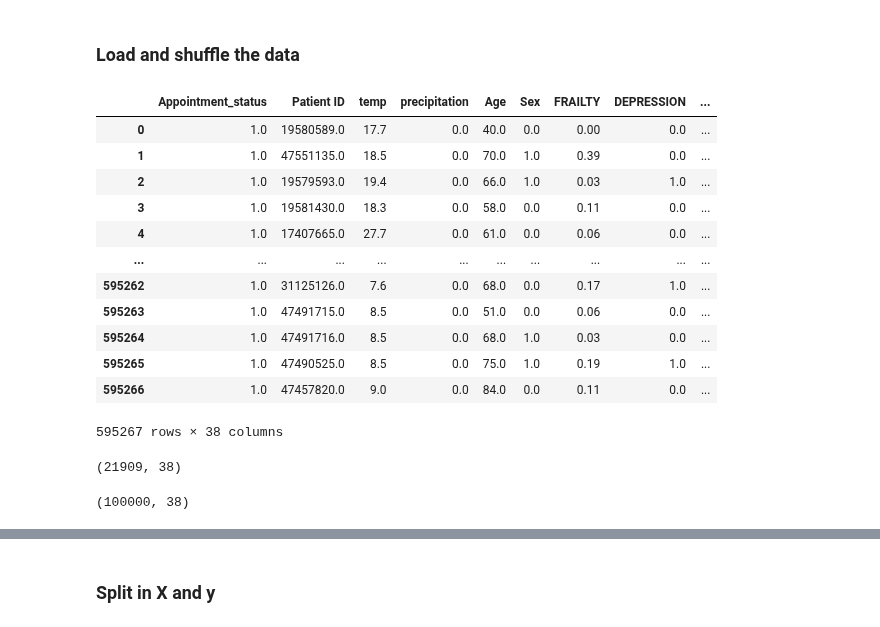
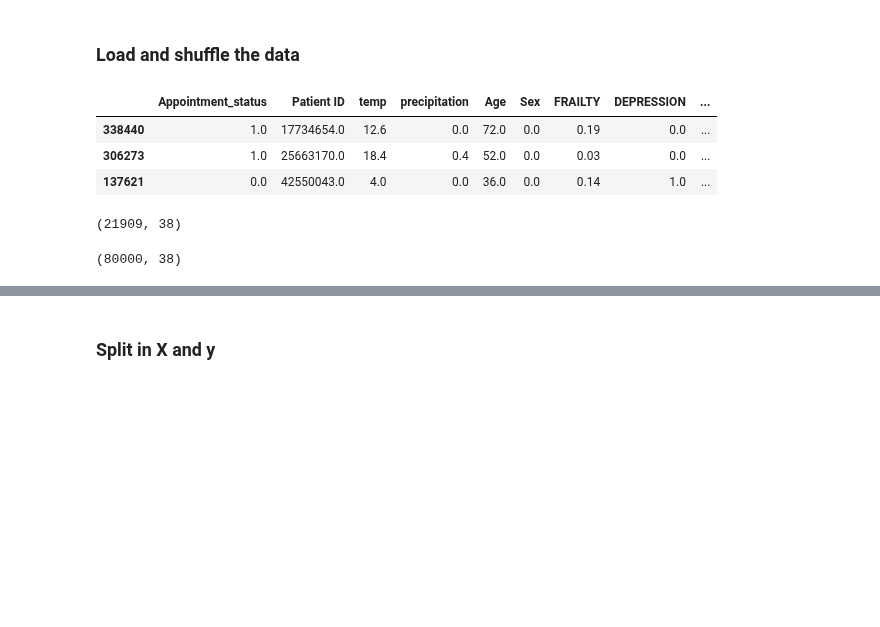
Before and after one commit to janduplessis883/project-showupforhealth, a Jupyter notebook: notebooks/alex_DL_UNBALANCED_Data.ipynb, the cells around one changed output, grey strips where cells are left out. Cells and saved outputs as stored; diff of their text form; code cells hidden in the pictures; blank space fills up the shorter version.

```diff
--- a/notebooks/alex_DL_UNBALANCED_Data.ipynb
+++ b/notebooks/alex_DL_UNBALANCED_Data.ipynb
@@ -45,33 +26,24 @@ from showupforhealth.utils import fit_scaler, transform_data
 # %% [markdown]
 ### Load and shuffle the data
 # %%
-data = pd.read_csv('/Users/alessio/code/janduplessis883/data-showup/data/output-data/full_train_data.csv')
+data = pd.read_csv('/Users/alessio/code/janduplessis883/data-showup/data/output-data/full_train_data.csv').sample(frac = 1)
 # %%
-data
+data.head(3)
 # %% [output]
 |  | Appointment_status | Patient ID | temp | precipitation | Age | Sex | FRAILTY | DEPRESSION | ... |
-| 0 | 1.0 | 19580589.0 | 17.7 | 0.0 | 40.0 | 0.0 | 0.00 | 0.0 | ... |
-| 1 | 1.0 | 47551135.0 | 18.5 | 0.0 | 70.0 | 1.0 | 0.39 | 0.0 | ... |
-| 2 | 1.0 | 19579593.0 | 19.4 | 0.0 | 66.0 | 1.0 | 0.03 | 1.0 | ... |
-| 3 | 1.0 | 19581430.0 | 18.3 | 0.0 | 58.0 | 0.0 | 0.11 | 0.0 | ... |
-| 4 | 1.0 | 17407665.0 | 27.7 | 0.0 | 61.0 | 0.0 | 0.06 | 0.0 | ... |
-| ... | ... | ... | ... | ... | ... | ... | ... | ... | ... |
-| 595262 | 1.0 | 31125126.0 | 7.6 | 0.0 | 68.0 | 0.0 | 0.17 | 1.0 | ... |
-| 595263 | 1.0 | 47491715.0 | 8.5 | 0.0 | 51.0 | 0.0 | 0.06 | 0.0 | ... |
-| 595264 | 1.0 | 47491716.0 | 8.5 | 0.0 | 68.0 | 1.0 | 0.03 | 0.0 | ... |
-| 595265 | 1.0 | 47490525.0 | 8.5 | 0.0 | 75.0 | 1.0 | 0.19 | 1.0 | ... |
-| 595266 | 1.0 | 47457820.0 | 9.0 | 0.0 | 84.0 | 0.0 | 0.11 | 0.0 | ... |
+| 338440 | 1.0 | 17734654.0 | 12.6 | 0.0 | 72.0 | 0.0 | 0.19 | 0.0 | ... |
+| 306273 | 1.0 | 25663170.0 | 18.4 | 0.4 | 52.0 | 0.0 | 0.03 | 0.0 | ... |
+| 137621 | 0.0 | 42550043.0 | 4.0 | 0.0 | 36.0 | 0.0 | 0.14 | 1.0 | ... |
-595267 rows × 38 columns
 # %%
 data_DNA = data[data['Appointment_status']==0]
 data_DNA.shape
 # %% [output]
 (21909, 38)
 # %%
-data_NOT_DNA = data[data['Appointment_status']==1][:100000]
+data_NOT_DNA = data[data['Appointment_status']==1][:80000]
 data_NOT_DNA.shape
 # %% [output]
-(100000, 38)
+(80000, 38)
 # %%
 data_balanced = pd.concat([data_DNA, data_NOT_DNA]).sample(frac = 1)
 data_balanced['Appointment_status'].value_counts()
```
Also changed, not shown: parts of 30 cells of this notebook.
